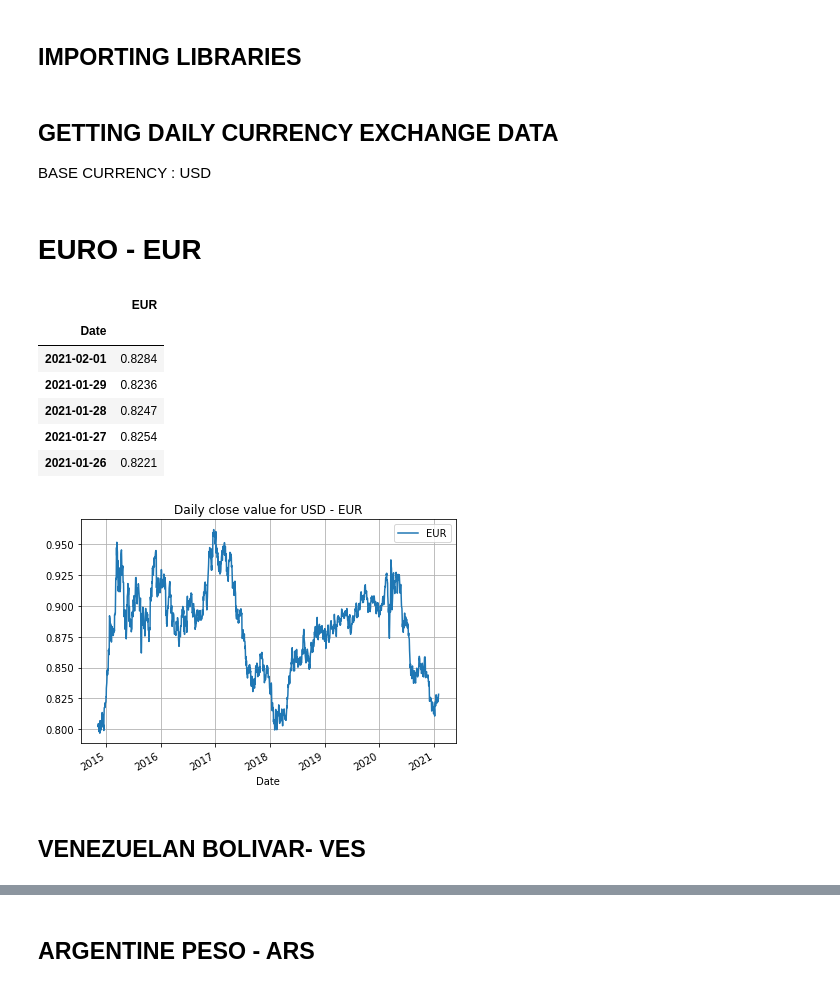
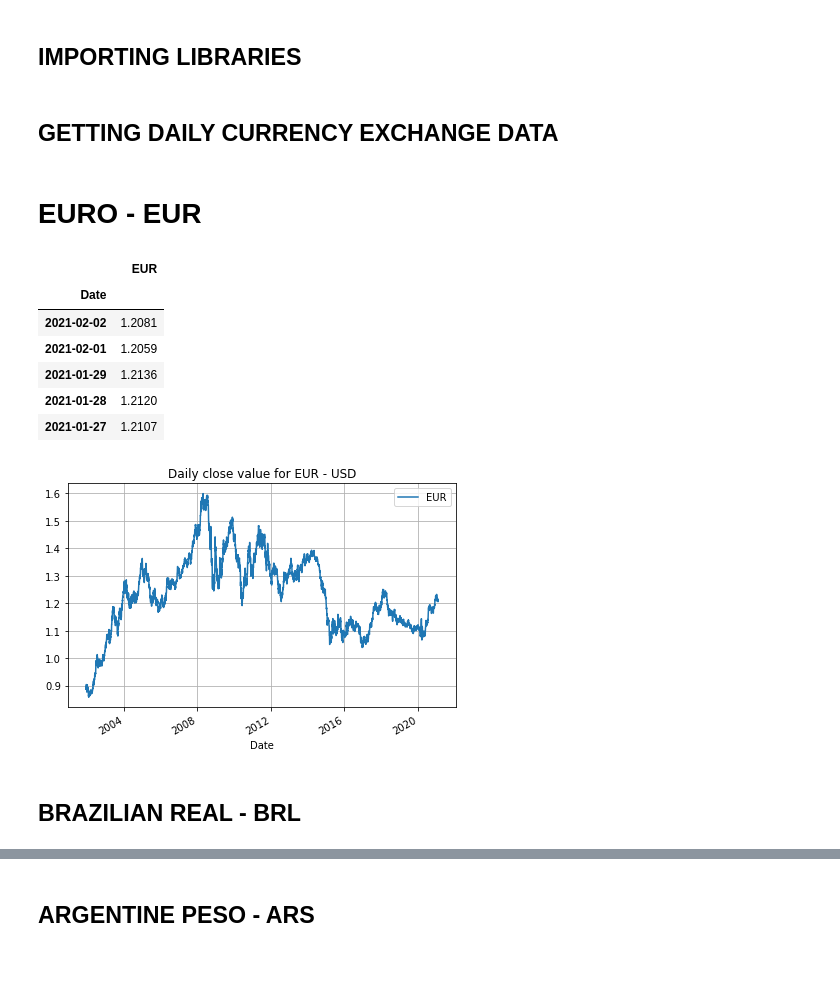
Before and after one commit to hmhadi/Project_1, a Jupyter notebook: forex_api.ipynb, the cells around one changed output, grey strips where cells are left out. Drawn from its saved outputs; the diff is of its cells as text; code cells hidden in the pictures.

```diff
--- a/forex_api.ipynb
+++ b/forex_api.ipynb
@@ -23,12 +23,11 @@ import numpy as np
 fx = ForeignExchange(key='alpha')
 # %% [markdown]
 ## GETTING DAILY CURRENCY EXCHANGE DATA
-BASE CURRENCY : USD
 # %% [markdown]
 # EURO - EUR
 # %%
 #USD_EUR DATA
-data, meta_data = fx.get_currency_exchange_daily(from_symbol='USD',to_symbol='EUR', outputsize='full')
+data, meta_data = fx.get_currency_exchange_daily(from_symbol='EUR',to_symbol='USD', outputsize='full')
 
 EUR_df = pd.DataFrame()
 
@@ -49,19 +48,19 @@ EUR_df.head()
 # %% [output]
 |  | EUR |
 | Date |  |
-| 2021-02-01 | 0.8284 |
-| 2021-01-29 | 0.8236 |
-| 2021-01-28 | 0.8247 |
-| 2021-01-27 | 0.8254 |
-| 2021-01-26 | 0.8221 |
+| 2021-02-02 | 1.2081 |
+| 2021-02-01 | 1.2059 |
+| 2021-01-29 | 1.2136 |
+| 2021-01-28 | 1.2120 |
+| 2021-01-27 | 1.2107 |
 # %%
 EUR_df.plot()
 plt.tight_layout()
-plt.title('Daily close value for USD - EUR')
+plt.title('Daily close value for EUR - USD')
 plt.grid()
 plt.show()
 # %% [output]
-[figure, old version]
+[figure, new version]
-# %% [markdown]
-## VENEZUELAN BOLIVAR- VES
+# %% [markdown]
+## BRAZILIAN REAL - BRL
 # %%
```
Also changed, not shown: parts of 23 cells of this notebook.
